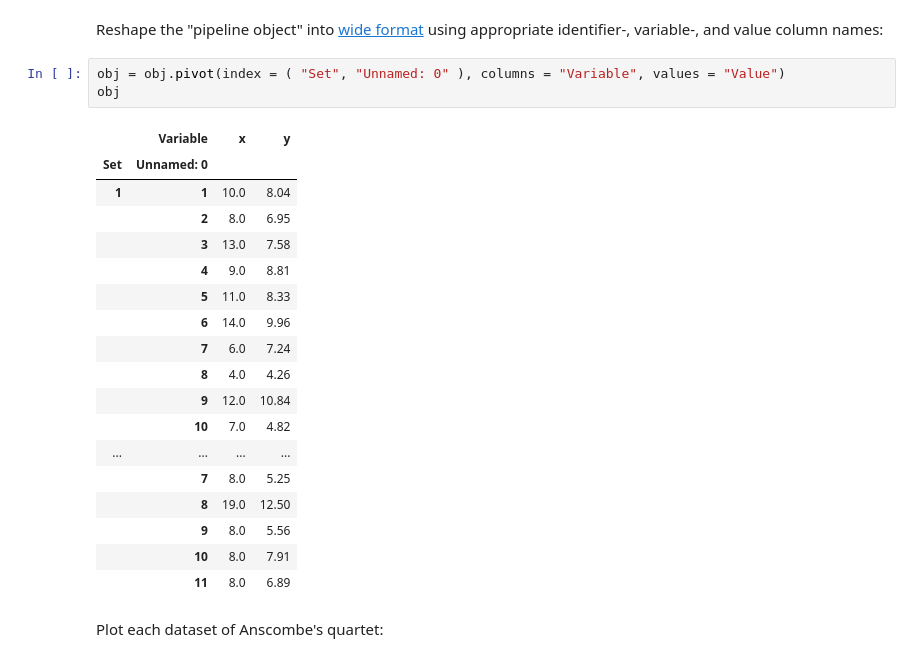
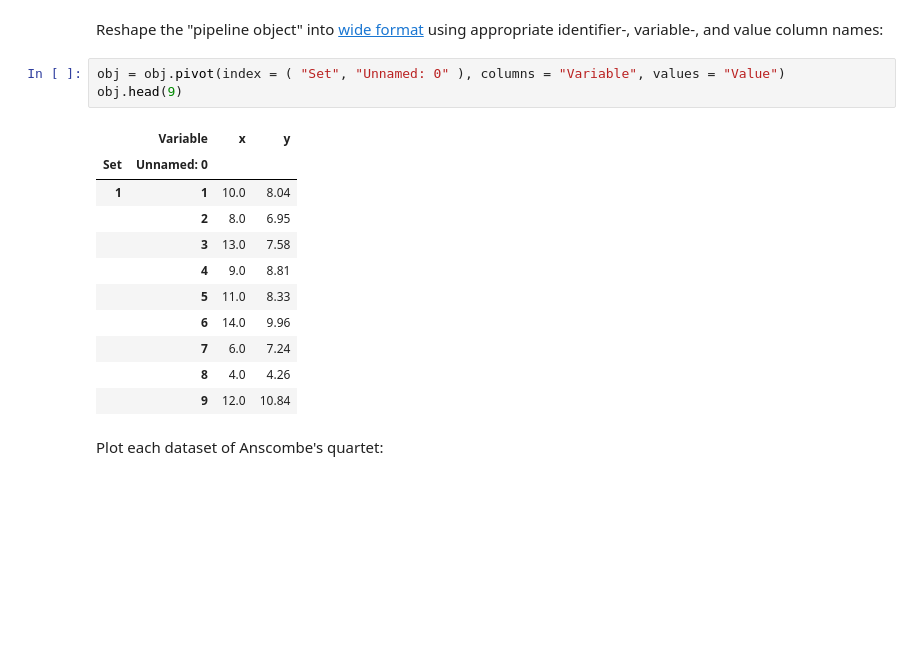
Before and after one commit to antononcube/RakuForPrediction-book, a Jupyter notebook: Notebooks/Jupyter/Standard-data-wrangling-commands-Python.ipynb, the cells around one changed output. Saved outputs shown, nothing was run; the diff lists cells and outputs as text; blank space fills up the shorter version.

```diff
--- a/Notebooks/Jupyter/Standard-data-wrangling-commands-Python.ipynb
+++ b/Notebooks/Jupyter/Standard-data-wrangling-commands-Python.ipynb
@@ -776,26 +783,19 @@ obj.head(7)
 Reshape the "pipeline object" into [wide format](https://en.wikipedia.org/wiki/Wide_and_narrow_data) using appropriate identifier-, variable-, and value column names:
 # %%
 obj = obj.pivot(index = ( "Set", "Unnamed: 0" ), columns = "Variable", values = "Value")
-obj
+obj.head(9)
 # %% [output]
 |  | Variable | x | y |
 | Set | Unnamed: 0 |  |  |
 | 1 | 1 | 10.0 | 8.04 |
 |  | 2 | 8.0 | 6.95 |
 |  | 3 | 13.0 | 7.58 |
 |  | 4 | 9.0 | 8.81 |
 |  | 5 | 11.0 | 8.33 |
 |  | 6 | 14.0 | 9.96 |
 |  | 7 | 6.0 | 7.24 |
 |  | 8 | 4.0 | 4.26 |
 |  | 9 | 12.0 | 10.84 |
-|  | 10 | 7.0 | 4.82 |
-| ... | ... | ... | ... |
-|  | 7 | 8.0 | 5.25 |
-|  | 8 | 19.0 | 12.50 |
-|  | 9 | 8.0 | 5.56 |
-|  | 10 | 8.0 | 7.91 |
-|  | 11 | 8.0 | 6.89 |
 # %% [markdown]
 Plot each dataset of Anscombe's quartet:
 # %%
```
Also changed, not shown: parts of 4 cells of this notebook.
